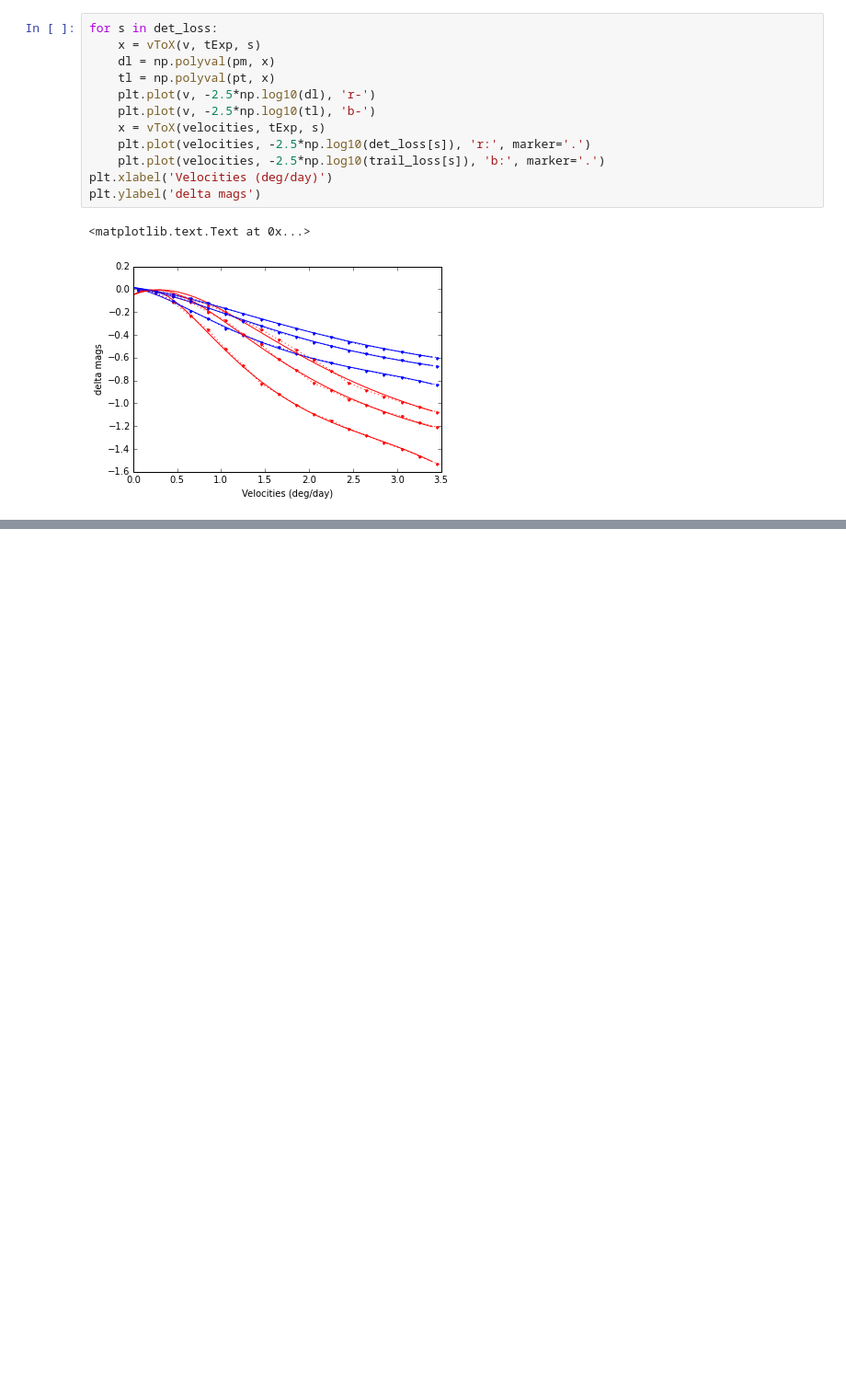
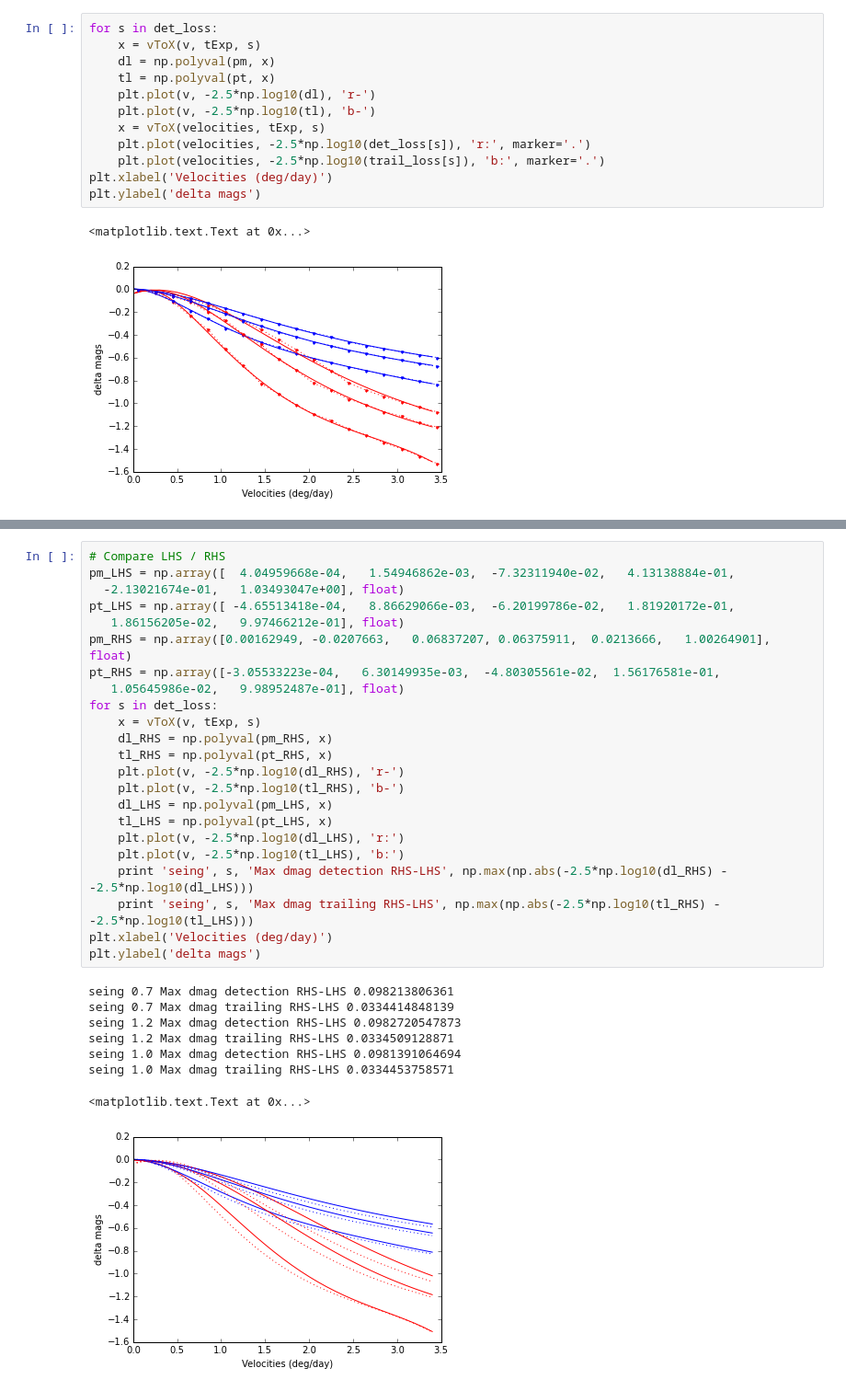
Before and after one commit to rhiannonlynne/MafSSO, a Jupyter notebook: Trailing Losses.ipynb, the cells around one changed output, grey strips where cells are left out. Shown at 92% size. Drawn from its saved outputs; the diff is of its cells as text; blank space fills up the shorter version.

Commit message:
Looking at LHS and RHS trailing losses

```diff
--- a/Trailing Losses.ipynb
+++ b/Trailing Losses.ipynb
@@ -753 +782,33 @@ polynomial coefficients
  p -> p[0]*x**4 + p[1]*x**3 + p[2]*x**2 + p[3]*x + p[4]
+# %%
+# Compare LHS / RHS
+pm_LHS = np.array([  4.04959668e-04,   1.54946862e-03,  -7.32311940e-02,   4.13138884e-01,
+  -2.13021674e-01,   1.03493047e+00], float)
+pt_LHS = np.array([ -4.65513418e-04,   8.86629066e-03,  -6.20199786e-02,   1.81920172e-01,
+   1.86156205e-02,   9.97466212e-01], float)
+pm_RHS = np.array([0.00162949, -0.0207663,   0.06837207, 0.06375911,  0.0213666,   1.00264901], float)
+pt_RHS = np.array([-3.05533223e-04,   6.30149935e-03,  -4.80305561e-02,  1.56176581e-01,
+   1.05645986e-02,   9.98952487e-01], float)
+for s in det_loss:
+    x = vToX(v, tExp, s)
+    dl_RHS = np.polyval(pm_RHS, x)
+    tl_RHS = np.polyval(pt_RHS, x)
+    plt.plot(v, -2.5*np.log10(dl_RHS), 'r-')
+    plt.plot(v, -2.5*np.log10(tl_RHS), 'b-')
+    dl_LHS = np.polyval(pm_LHS, x)
+    tl_LHS = np.polyval(pt_LHS, x)
+    plt.plot(v, -2.5*np.log10(dl_LHS), 'r:')
+    plt.plot(v, -2.5*np.log10(tl_LHS), 'b:')
+    print 'seing', s, 'Max dmag detection RHS-LHS', np.max(np.abs(-2.5*np.log10(dl_RHS) - -2.5*np.log10(dl_LHS)))
+    print 'seing', s, 'Max dmag trailing RHS-LHS', np.max(np.abs(-2.5*np.log10(tl_RHS) - -2.5*np.log10(tl_LHS)))
+plt.xlabel('Velocities (deg/day)')
+plt.ylabel('delta mags')
+# %% [output]
+seing 0.7 Max dmag detection RHS-LHS 0.098213806361
+seing 0.7 Max dmag trailing RHS-LHS 0.0334414848139
+seing 1.2 Max dmag detection RHS-LHS 0.0982720547873
+seing 1.2 Max dmag trailing RHS-LHS 0.0334509128871
+seing 1.0 Max dmag detection RHS-LHS 0.0981391064694
+seing 1.0 Max dmag trailing RHS-LHS 0.0334453758571
+<matplotlib.text.Text at 0x...>
+[figure, added]
```
Also changed, not shown: parts of 6 cells of this notebook.
